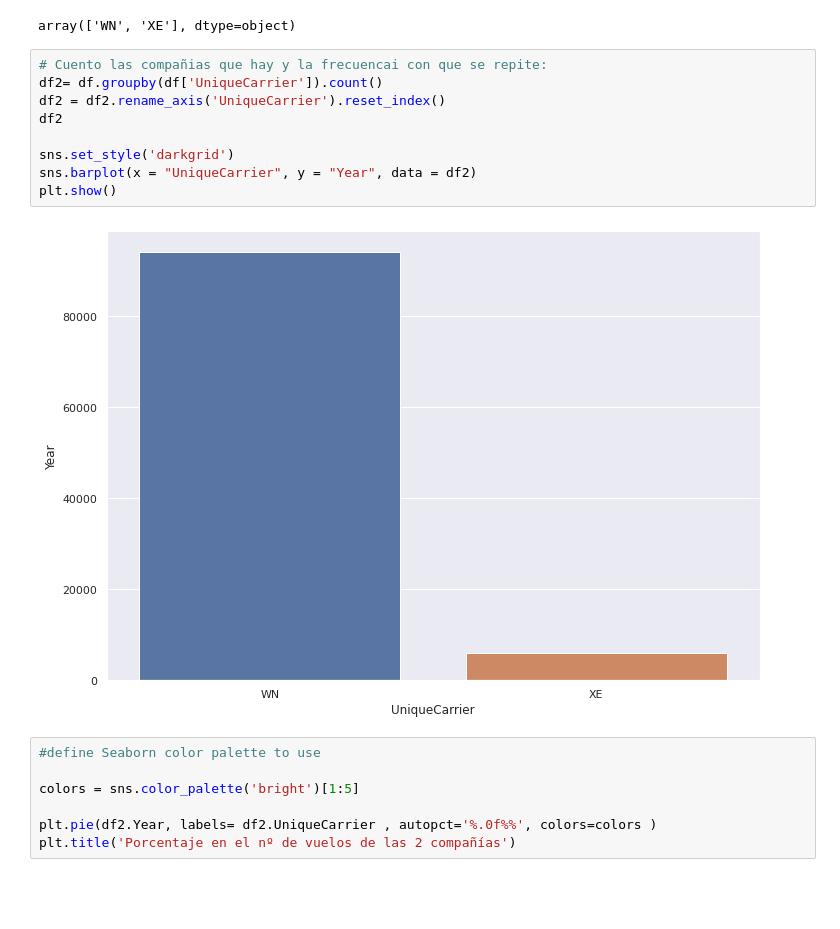
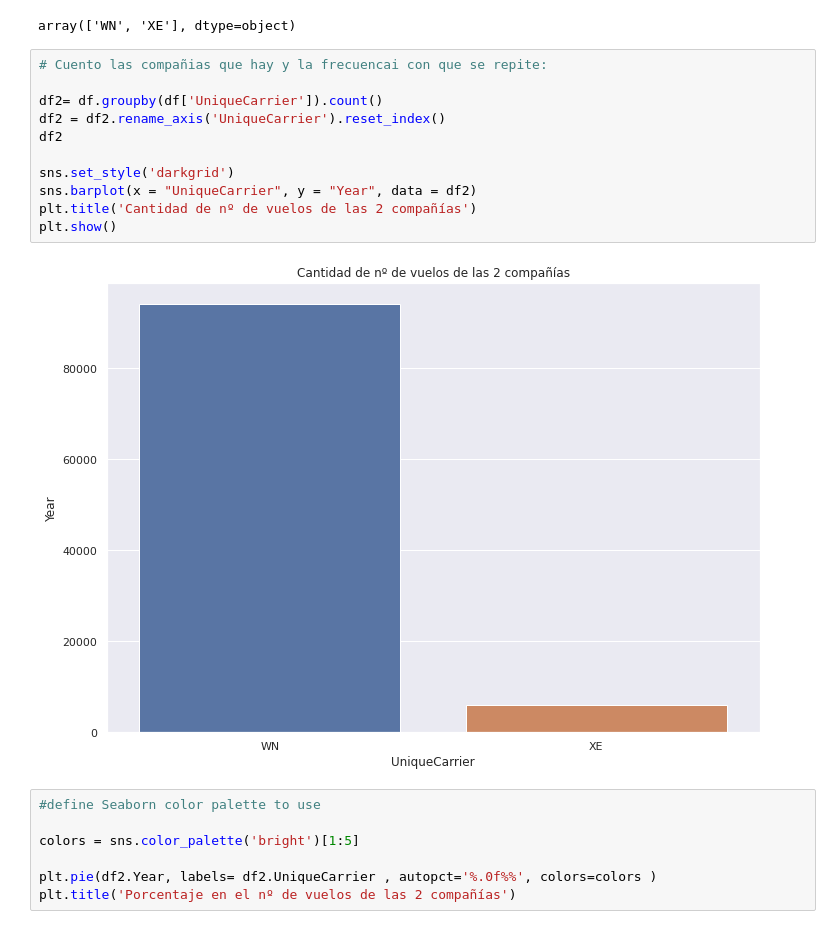
Before and after one commit to JMML2021/0301_visualitzaci-_explorat-ria, a Jupyter notebook: S03_T01_Visualització_gràfica_d'un_dataset.ipynb, the cells around one changed output. Drawn from its saved outputs; the diff is of its cells as text; blank space fills up the shorter version.

```diff
--- a/S03_T01_Visualització_gràfica_d'un_dataset.ipynb
+++ b/S03_T01_Visualització_gràfica_d'un_dataset.ipynb
@@ -59,15 +62,17 @@ dfUniqueCarrier
 array(['WN', 'XE'], dtype=object)
 # %%
 # Cuento las compañias que hay y la frecuencai con que se repite:
+
 df2= df.groupby(df['UniqueCarrier']).count()
 df2 = df2.rename_axis('UniqueCarrier').reset_index()
 df2
 
 sns.set_style('darkgrid')
 sns.barplot(x = "UniqueCarrier", y = "Year", data = df2)
+plt.title('Cantidad de nº de vuelos de las 2 compañías')
 plt.show()
 # %% [output]
-[figure, old version]
+[figure, new version]
 # %%
 #define Seaborn color palette to use
 
```
Also changed, not shown: parts of 5 cells of this notebook.
